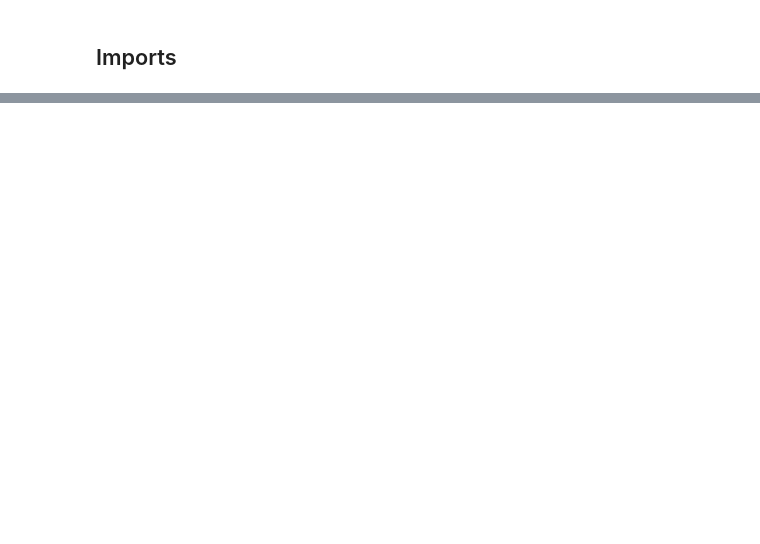
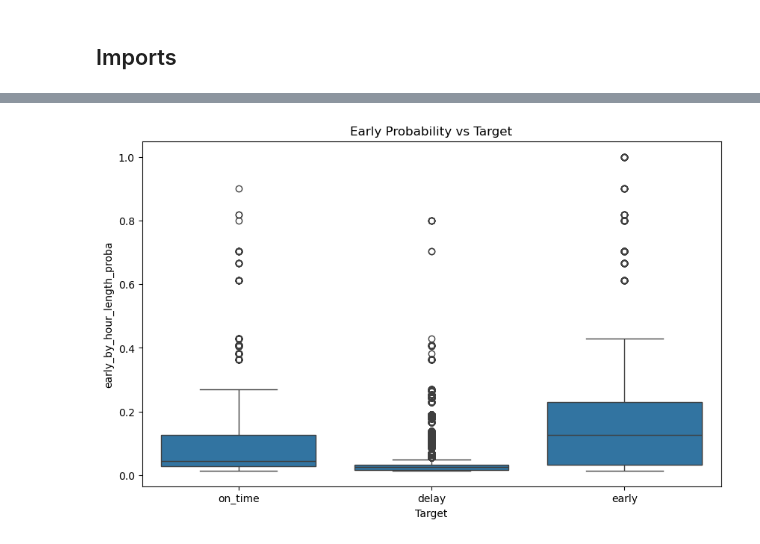
Before and after one commit to ofer-geo/public_transport_ML, a Jupyter notebook: Untitled.ipynb, the cells around one changed output, grey strips where cells are left out. Cells and saved outputs as stored; diff of their text form; code cells hidden in the pictures; blank space fills up the shorter version.

```diff
--- a/Untitled.ipynb
+++ b/Untitled.ipynb
@@ -18,0 +147,2 @@ FileNotFoundError: [Errno 2] No such file or directory: '../data/model_datasets/
+# %%
+prob_table = build_probability_table(df, smoothing_alpha=0)
@@ -18,0 +229,4 @@ FileNotFoundError: [Errno 2] No such file or directory: '../data/model_datasets/
+# %%
+df_copy = df.copy()
+# %%
+df_copy = apply_early_probability(df_copy, prob_table)
@@ -18,0 +249,15 @@ FileNotFoundError: [Errno 2] No such file or directory: '../data/model_datasets/
+# %%
+plt.figure(figsize=(10, 6))
+
+sns.boxplot(
+    data=df_copy,
+    x='target',
+    y='early_by_hour_length_proba'
+)
+
+plt.title('Early Probability vs Target')
+plt.xlabel('Target')
+plt.ylabel('early_by_hour_length_proba')
+plt.show()
+# %% [output]
+[figure, added]
```
Also changed, not shown: parts of 34 cells of this notebook, 1 other file.
